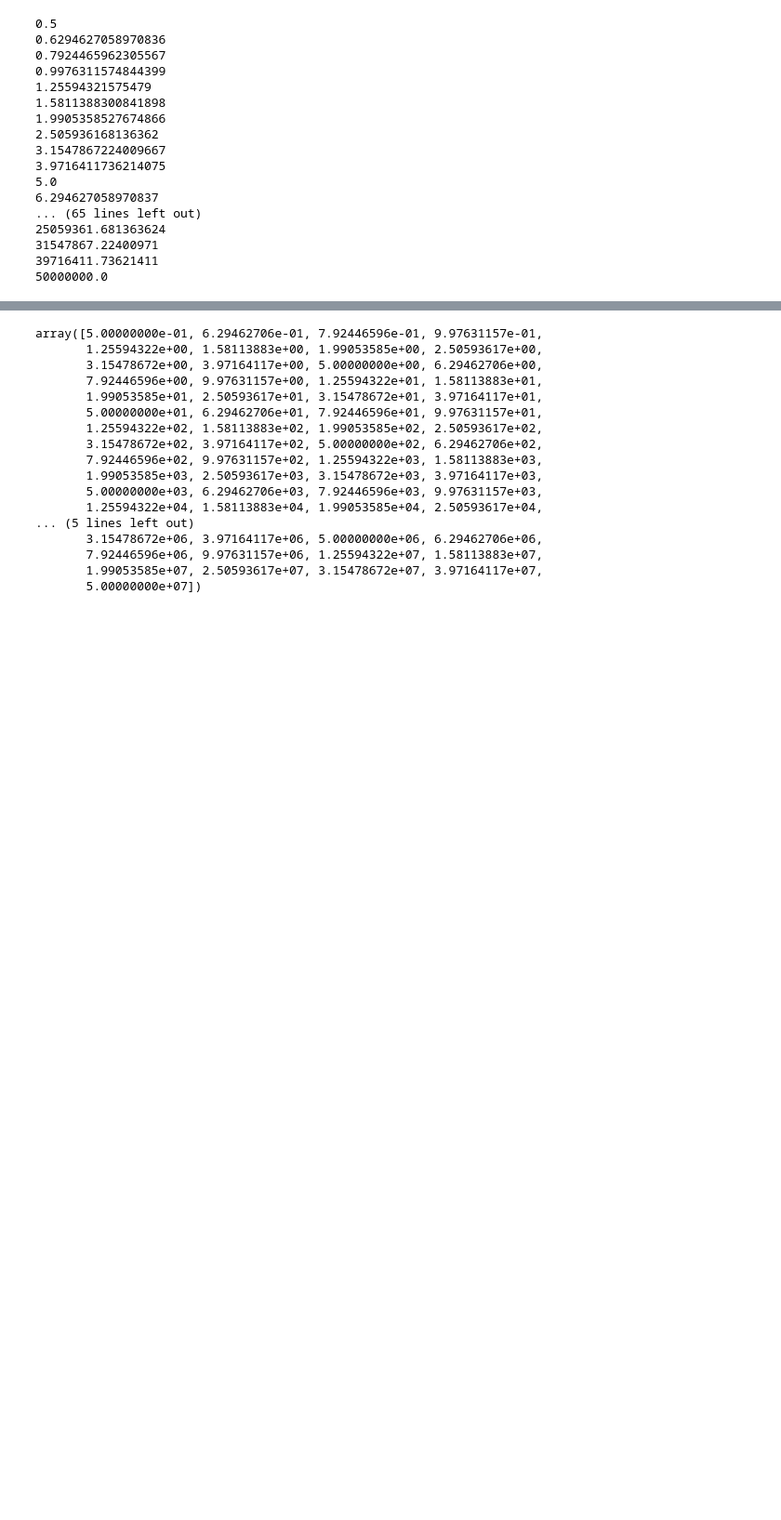
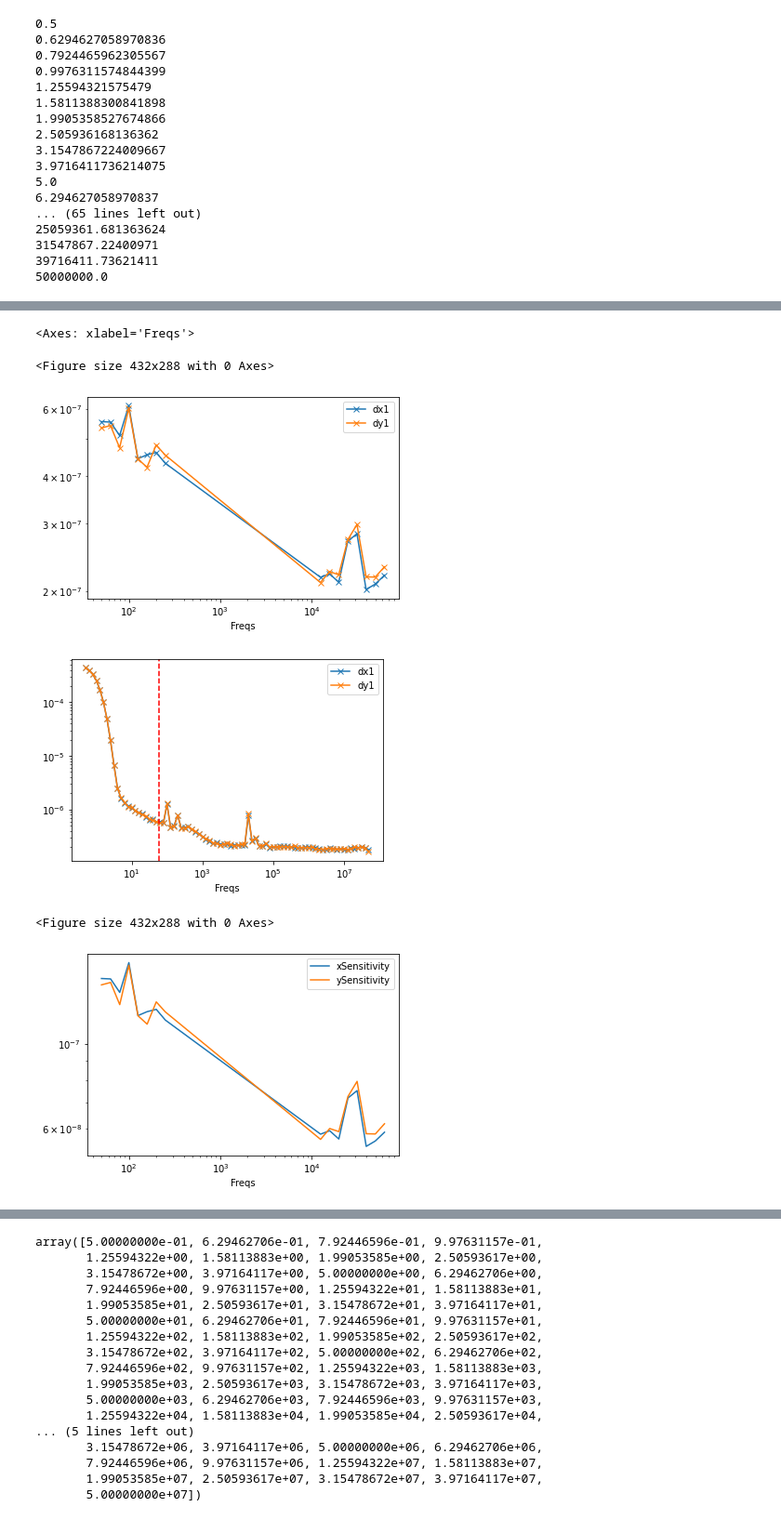
Before and after one commit to OrionSmedley/SagnacOperatingSys, a Jupyter notebook: MetaAnalysis/NoiseCapture/RecordNoise.ipynb, the cells around one changed output, grey strips where cells are left out. Shown at 93% size. Saved outputs shown, nothing was run; the diff lists cells and outputs as text; code cells hidden in the pictures; blank space fills up the shorter version.

```diff
--- a/MetaAnalysis/NoiseCapture/RecordNoise.ipynb
+++ b/MetaAnalysis/NoiseCapture/RecordNoise.ipynb
@@ -42,0 +47,9 @@ data
+# %%
+Freqs =  5* 10 ** np.linspace(-1, 7, 81); Freqs
+# Freqs = [
+# #      5.00000000e+01, 6.29462706e+01, 7.92446596e+01, 9.97631157e+01,
+# #        1.25594322e+02, 1.58113883e+02, 1.99053585e+02, 2.50593617e+02,
+
+#        1.25594322e+04, 1.58113883e+04, 1.99053585e+04, 2.50593617e+04,
+#        3.15478672e+04, 3.97164117e+04, 5.00000000e+04, 6.29462706e+04,
+#        ]
@@ -43,13 +74,8 @@ data
 # %%
 results = dict()
-Freqs =  5* 10 ** np.linspace(-1, 7, 81)
-# for freq in Freqs:
-#     time.sleep(1)
-#     device.oscs[1].freq(freq)
-
 for Freq in Freqs:
     print(Freq)
-    data = get_noise_data(device,  TcSet = 0.1, numSamples = 100000000000000, demod = 3, tmeasure = 1000, FreqSet = Freq)
+    data = get_noise_data(device,  TcSet = 0.01, numSamples = 100000000000000, demod = 3, tmeasure = 10, FreqSet = Freq)
     results[Freq] = data
 # %% [output]
 0.5
@@ -96,13 +144,21 @@ Error:
 # %%
-
 plt.figure()
 
 
 df.plot(x='Freqs', y=['dx1','dy1'], logy=True,logx=True,marker='x')
+df2.plot(x='Freqs', y=['dx1','dy1'], logy=True,logx=True,marker='x')
 
 # vertical line at 60Hz
 plt.axvline(x=60, color='r', linestyle='--')
 
 
 plt.figure()
 df.plot(x='Freqs', y=['xSensitivity','ySensitivity'], logy=True,logx=True)
+df2.plot(x='Freqs', y=['xSensitivity','ySensitivity'], logy=True,logx=True)
+# %% [output]
+<Axes: xlabel='Freqs'>
+<Figure size 432x288 with 0 Axes>
+[figure, added]
+[figure, added]
+<Figure size 432x288 with 0 Axes>
+[figure, added]
```
Also changed, not shown: parts of 13 cells of this notebook, 6 other files.
